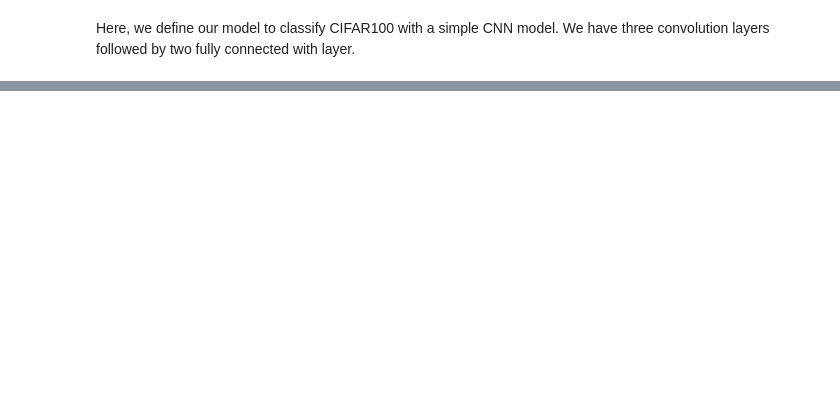
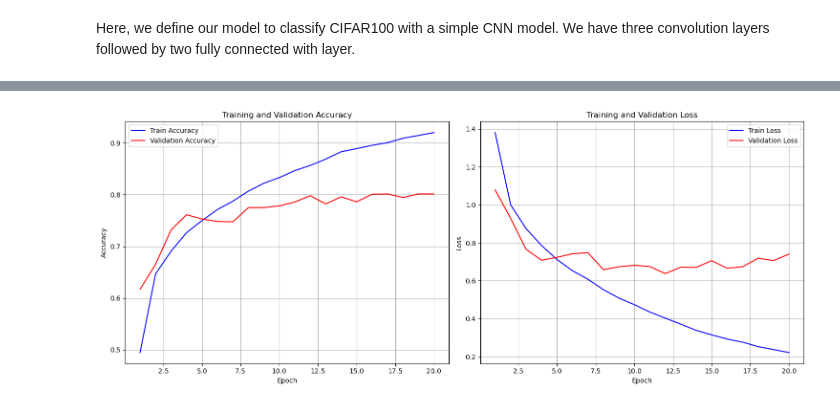
Before and after one commit to mjang01011/portfolio, a Jupyter notebook: blog/models/Convolutional_Neural_Networks.ipynb, the cells around one changed output, grey strips where cells are left out. Drawn from its saved outputs; the diff is of its cells as text; code cells hidden in the pictures; blank space fills up the shorter version.

```diff
--- a/blog/models/Convolutional_Neural_Networks.ipynb
+++ b/blog/models/Convolutional_Neural_Networks.ipynb
@@ -911,0 +608,14 @@ tensor([[[[-0.0449, -0.0479,  0.1210],
+# %%
+LR = 0.001
+REG = 1e-4
+EPOCHS = 20
+BATCH_SIZE = 100
+
+train_loader = torch.utils.data.DataLoader(
+    dataset=CIFAR10_train, batch_size=BATCH_SIZE, shuffle=True)
+
+val_loader = torch.utils.data.DataLoader(
+    dataset=CIFAR10_val, batch_size=BATCH_SIZE, shuffle=False)
+
+test_loader = torch.utils.data.DataLoader(
+    dataset=CIFAR10_test, batch_size=BATCH_SIZE, shuffle=False)
@@ -911,0 +698,6 @@ tensor([[[[-0.0449, -0.0479,  0.1210],
+# %%
+criterion = torch.nn.CrossEntropyLoss().to(device)
+optimizer = optim.Adam(model.parameters(), lr=LR, weight_decay=REG)
+EPOCHS = 20
+
+train_acc, train_loss, val_acc, val_loss = train_model(model, train_loader, val_loader, criterion, optimizer, EPOCHS, BATCH_SIZE)
@@ -911,0 +722,24 @@ tensor([[[[-0.0449, -0.0479,  0.1210],
+# %%
+x = np.arange(20) + 1
+plt.figure(figsize=(15, 6))
+plt.subplot(1, 2, 1)
+plt.plot(x, train_acc, 'b-', label='Train Accuracy')
+plt.plot(x, val_acc, 'r-', label='Validation Accuracy')
+plt.xlabel('Epoch')
+plt.ylabel('Accuracy')
+plt.title('Training and Validation Accuracy')
+plt.legend()
+plt.grid(True)
+
+plt.subplot(1, 2, 2)
+plt.plot(x, train_loss, 'b-', label='Train Loss')
+plt.plot(x, val_loss, 'r-', label='Validation Loss')
+plt.xlabel('Epoch')
+plt.ylabel('Loss')
+plt.title('Training and Validation Loss')
+plt.legend()
+plt.grid(True)
+plt.tight_layout()
+plt.show()
+# %% [output]
+[figure, added]
```
Also changed, not shown: parts of 40 cells of this notebook, 9 other files.
